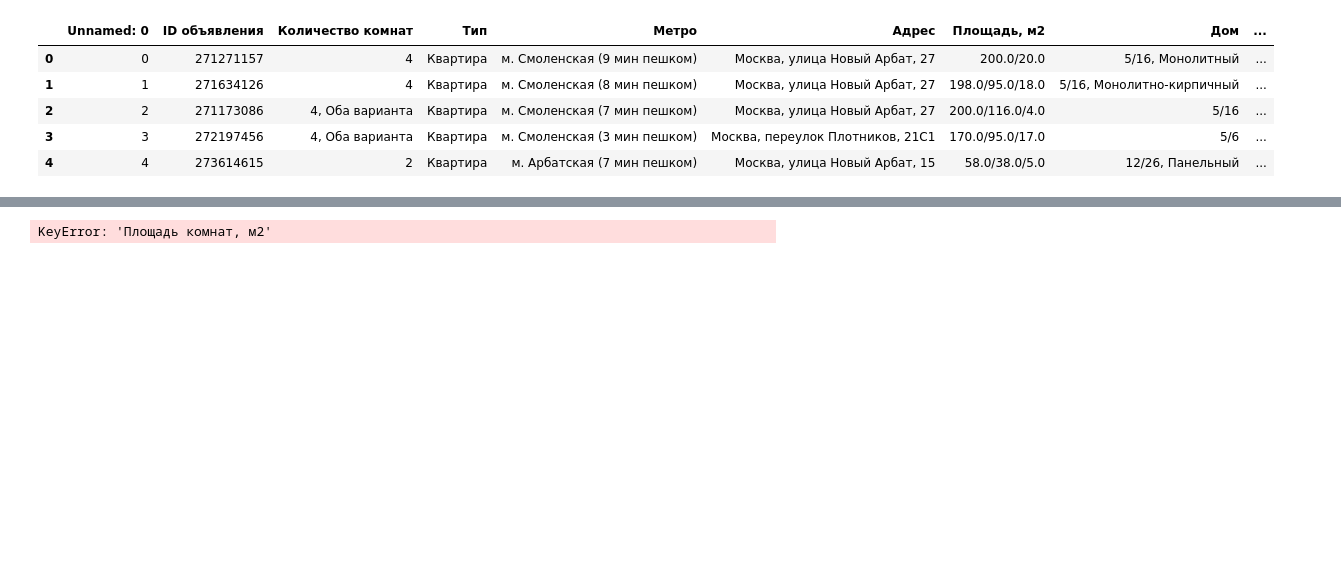
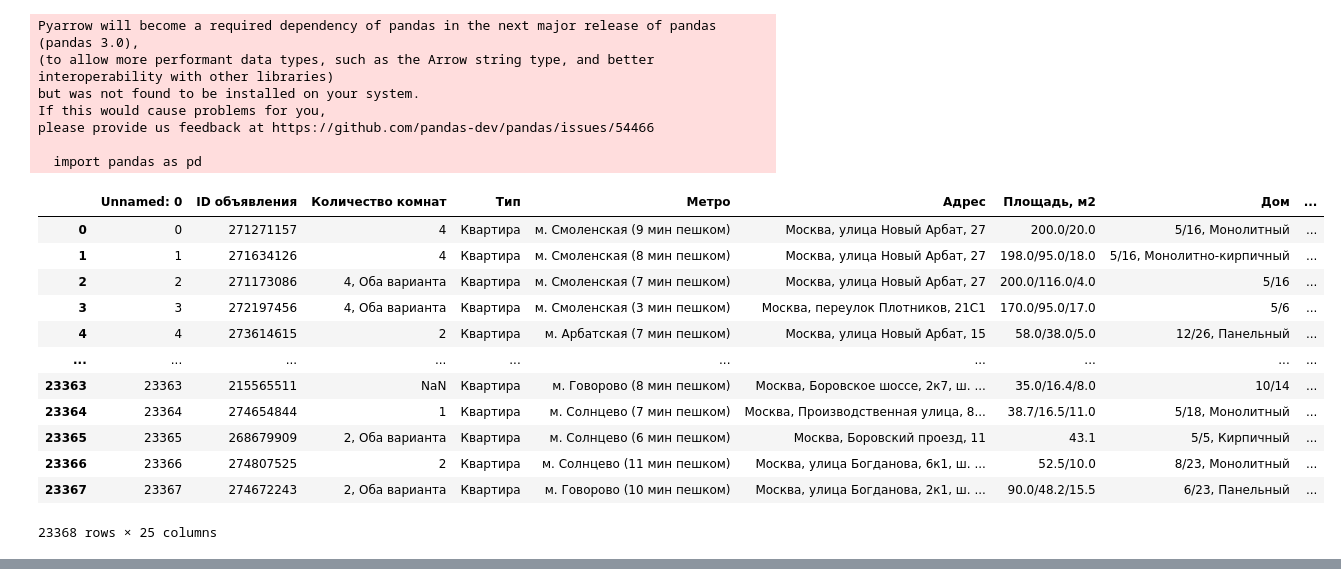
Before and after one commit to npatashkevich/Exploratory-Data-Analysis, a Jupyter notebook: notebooks/preprocessing.ipynb, the cells around one changed output, grey strips where cells are left out. Saved outputs shown, nothing was run; the diff lists cells and outputs as text; code cells hidden in the pictures; blank space fills up the shorter version.

Commit message:
analysis_columns_4/5/8

```diff
--- a/notebooks/preprocessing.ipynb
+++ b/notebooks/preprocessing.ipynb
@@ -1,21 +1,31 @@
-# %%
-import pandas as pd
-import matplotlib.pyplot as plt
-
-import re
-
-# Загрузка данных
-data = pd.read_csv('_data.csv') # замени название_файла.csv на имя своего файла
-
-pd.set_option('display.max_columns', 30)
-# Просмотр первых нескольких строк данных
-data.head()
-# %% [output]
-|  | Unnamed: 0 | ID объявления | Количество комнат | Тип | Метро | Адрес | Площадь, м2 | Дом | ... |
-| 0 | 0 | 271271157 | 4 | Квартира | м. Смоленская (9 мин пешком) | Москва, улица Новый Арбат, 27 | 200.0/20.0 | 5/16, Монолитный | ... |
-| 1 | 1 | 271634126 | 4 | Квартира | м. Смоленская (8 мин пешком) | Москва, улица Новый Арбат, 27 | 198.0/95.0/18.0 | 5/16, Монолитно-кирпичный | ... |
-| 2 | 2 | 271173086 | 4, Оба варианта | Квартира | м. Смоленская (7 мин пешком) | Москва, улица Новый Арбат, 27 | 200.0/116.0/4.0 | 5/16 | ... |
-| 3 | 3 | 272197456 | 4, Оба варианта | Квартира | м. Смоленская (3 мин пешком) | Москва, переулок Плотников, 21С1 | 170.0/95.0/17.0 | 5/6 | ... |
-| 4 | 4 | 273614615 | 2 | Квартира | м. Арбатская (7 мин пешком) | Москва, улица Новый Арбат, 15 | 58.0/38.0/5.0 | 12/26, Панельный | ... |
+# %%
+import pandas as pd
+import numpy as np
+import re
+
+#читае данные из файла
+df = pd.read_csv('/Users/test/Desktop/проект/_data.csv')
+df
+# %% [output]
+Pyarrow will become a required dependency of pandas in the next major release of pandas (pandas 3.0),
+(to allow more performant data types, such as the Arrow string type, and better interoperability with other libraries)
+but was not found to be installed on your system.
+If this would cause problems for you,
+please provide us feedback at https://github.com/pandas-dev/pandas/issues/54466
+
+  import pandas as pd
+|  | Unnamed: 0 | ID объявления | Количество комнат | Тип | Метро | Адрес | Площадь, м2 | Дом | ... |
+| 0 | 0 | 271271157 | 4 | Квартира | м. Смоленская (9 мин пешком) | Москва, улица Новый Арбат, 27 | 200.0/20.0 | 5/16, Монолитный | ... |
+| 1 | 1 | 271634126 | 4 | Квартира | м. Смоленская (8 мин пешком) | Москва, улица Новый Арбат, 27 | 198.0/95.0/18.0 | 5/16, Монолитно-кирпичный | ... |
+| 2 | 2 | 271173086 | 4, Оба варианта | Квартира | м. Смоленская (7 мин пешком) | Москва, улица Новый Арбат, 27 | 200.0/116.0/4.0 | 5/16 | ... |
+| 3 | 3 | 272197456 | 4, Оба варианта | Квартира | м. Смоленская (3 мин пешком) | Москва, переулок Плотников, 21С1 | 170.0/95.0/17.0 | 5/6 | ... |
+| 4 | 4 | 273614615 | 2 | Квартира | м. Арбатская (7 мин пешком) | Москва, улица Новый Арбат, 15 | 58.0/38.0/5.0 | 12/26, Панельный | ... |
+| ... | ... | ... | ... | ... | ... | ... | ... | ... | ... |
+| 23363 | 23363 | 215565511 | NaN | Квартира | м. Говорово (8 мин пешком) | Москва, Боровское шоссе, 2к7, ш. ... | 35.0/16.4/8.0 | 10/14 | ... |
+| 23364 | 23364 | 274654844 | 1 | Квартира | м. Солнцево (7 мин пешком) | Москва, Производственная улица, 8... | 38.7/16.5/11.0 | 5/18, Монолитный | ... |
+| 23365 | 23365 | 268679909 | 2, Оба варианта | Квартира | м. Солнцево (6 мин пешком) | Москва, Боровский проезд, 11 | 43.1 | 5/5, Кирпичный | ... |
+| 23366 | 23366 | 274807525 | 2 | Квартира | м. Солнцево (11 мин пешком) | Москва, улица Богданова, 6к1, ш. ... | 52.5/10.0 | 8/23, Монолитный | ... |
+| 23367 | 23367 | 274672243 | 2, Оба варианта | Квартира | м. Говорово (10 мин пешком) | Москва, улица Богданова, 2к1, ш. ... | 90.0/48.2/15.5 | 6/23, Панельный | ... |
+23368 rows × 25 columns
 # %%
 # Удаляем не нужные столбцы
@@ -51,19 +61,3 @@ data1
 | 23366 | 274807525 | 2 | м. Солнцево (11 мин пешком) | Москва, улица Богданова, 6к1, ш. ... | 52.5/10.0 | 8/23, Монолитный | наземная | 55000.0 | Двухкомнатная уютная квартира с в... | ... |
 | 23367 | 274672243 | 2, Оба варианта | м. Говорово (10 мин пешком) | Москва, улица Богданова, 2к1, ш. ... | 90.0/48.2/15.5 | 6/23, Панельный | NaN | 57000.0 | Сдается просторная двухкомнатная ... | ... |
 23368 rows × 14 columns
-# %%
-# Функция для очистки строки, оставляющая только цифры
-def extract_digits(text):
-    digits = re.findall(r'\d+', str(text))  # Находим все цифры в строке
-    return ''.join(digits)  # Объединяем найденные цифры в одну строку
-
-# Очищаем столбец "Количество комнат"
-data['Количество комнат'] = data['Количество комнат'].apply(extract_digits)
-
-# Заполняем пустые значения в столбце "Количество комнат" из столбца "Площадь комнат, м2"
-data['Количество комнат'] = data['Количество комнат'].fillna(data['Площадь комнат, м2'].apply(extract_digits))
-
-# Удаляем столбец Площадь комнат
-data = data.drop(['Площадь комнат, м2'], axis = 1)
-# %% [output]
-KeyError: 'Площадь комнат, м2'
```
Also changed, not shown: parts of 5 cells of this notebook, 1 other file.
